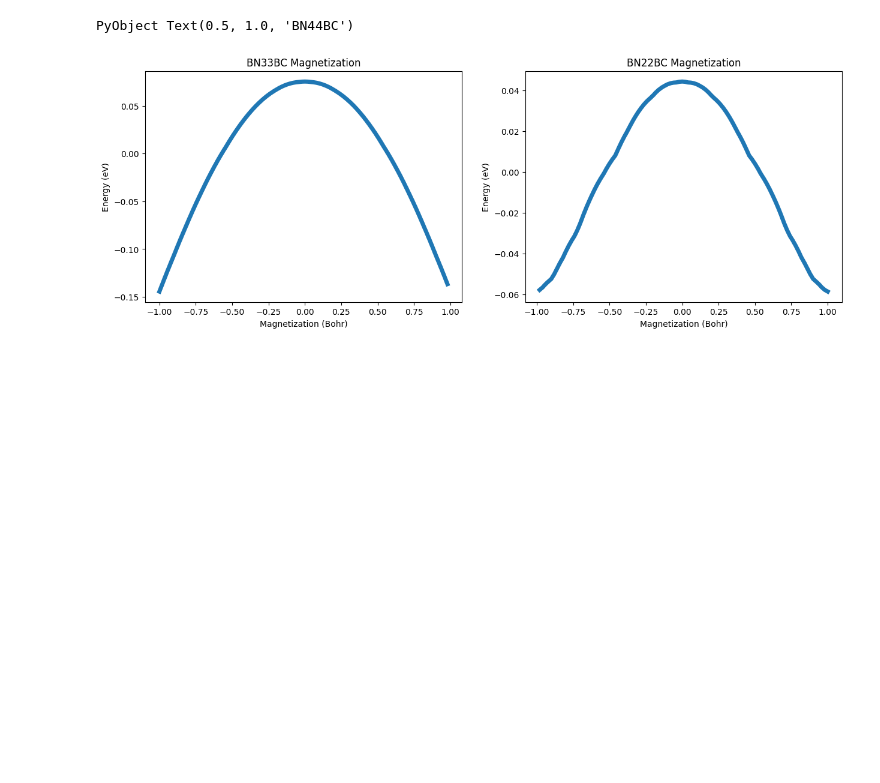
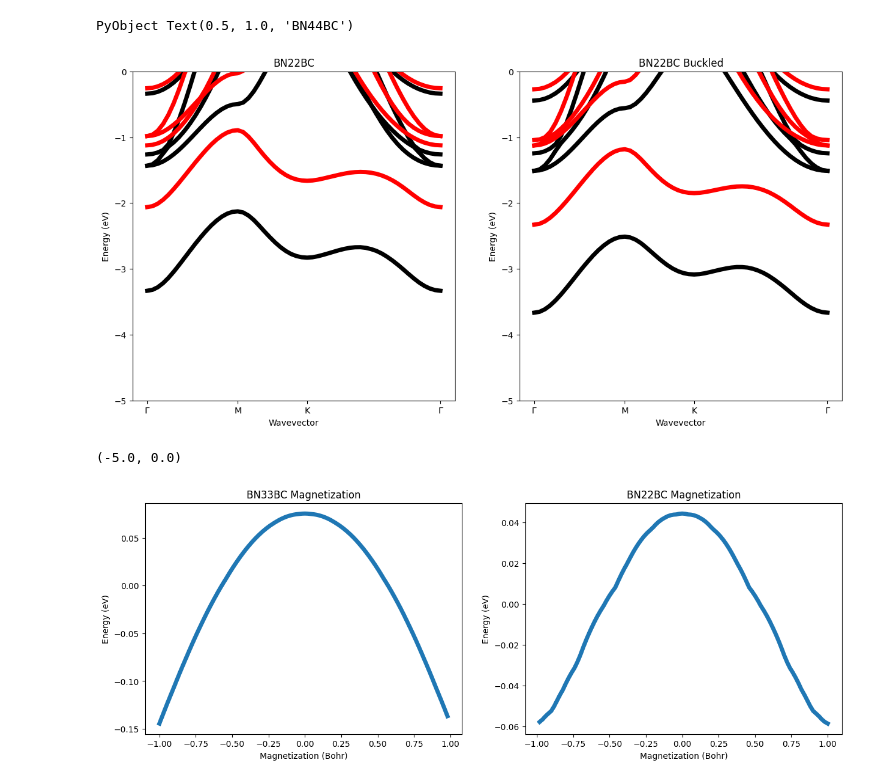
Before and after one commit to AliGhorashiCMT/Plasmons_Paper, a Jupyter notebook: Substitutional_Defects/Analyze.ipynb, the cells around one changed output. Cells and saved outputs as stored; diff of their text form; code cells hidden in the pictures; blank space fills up the shorter version.

```diff
--- a/Substitutional_Defects/Analyze.ipynb
+++ b/Substitutional_Defects/Analyze.ipynb
@@ -28,6 +52,19 @@ title("BN44BC")
 # %% [output]
 [figure]
 PyObject Text(0.5, 1.0, 'BN44BC')
+# %%
+figure(figsize=(15, 7))
+subplot(1, 2, 1)
+plot_bands("$bn22bc_dir/BN22BC.bands.eigenvals", spin=2, to_greek=true)
+title("BN22BC")
+ylim(-5, 0)
+subplot(1, 2, 2)
+plot_bands("$bn22bc_buckled_dir/BN22BC.bands.eigenvals", spin=2, to_greek=true)
+title("BN22BC Buckled")
+ylim(-5, 0)
+# %% [output]
+[figure, added]
+(-5.0, 0.0)
 # %%
 Energies22=zeros(100)
 Magnetizations22=zeros(100)
```
Also changed, not shown: parts of 11 cells of this notebook.
